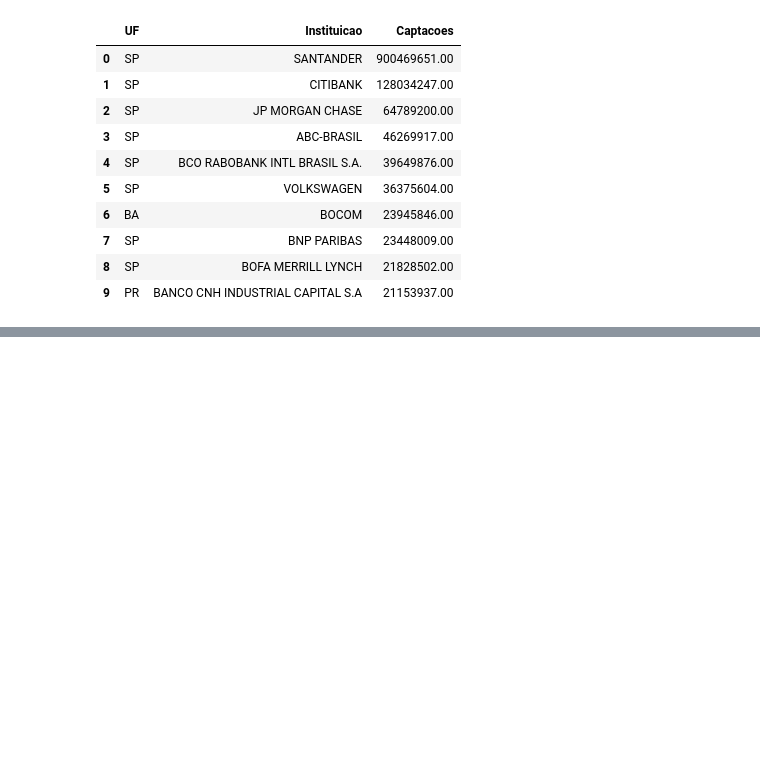
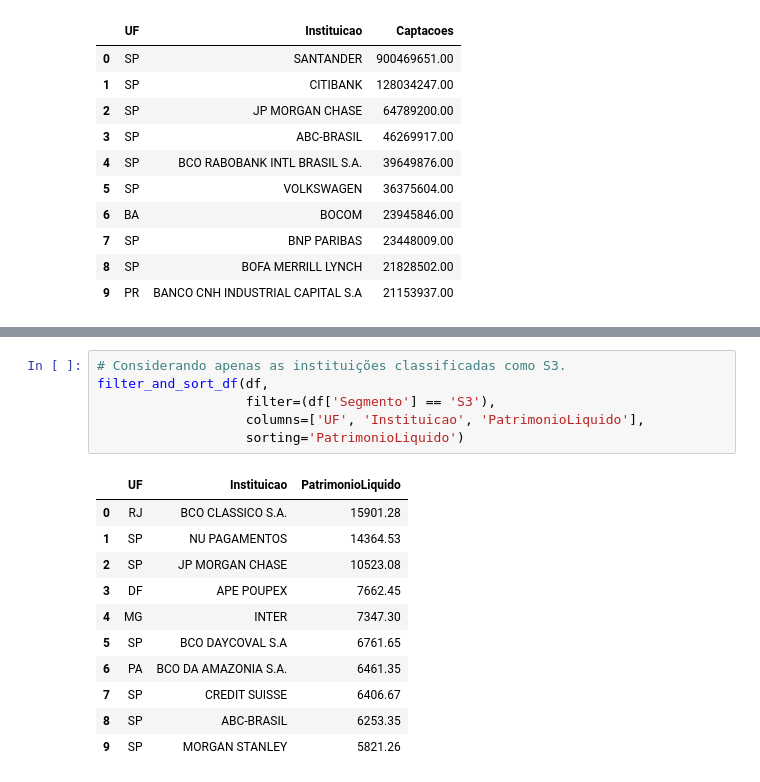
Before and after one commit to alexcamargos/bacen-ifdata-scraper, a Jupyter notebook: data_analytics/summary_prudential_conglomerates.ipynb, the cells around one changed output, grey strips where cells are left out. Drawn from its saved outputs; the diff is of its cells as text; blank space fills up the shorter version.

```diff
--- a/data_analytics/summary_prudential_conglomerates.ipynb
+++ b/data_analytics/summary_prudential_conglomerates.ipynb
@@ -1127,0 +1180,18 @@ filter_and_sort_df(df,
+# %%
+# Considerando apenas as instituições classificadas como S3.
+filter_and_sort_df(df,
+                   filter=(df['Segmento'] == 'S3'),
+                   columns=['UF', 'Instituicao', 'PatrimonioLiquido'],
+                   sorting='PatrimonioLiquido')
+# %% [output]
+|  | UF | Instituicao | PatrimonioLiquido |
+| 0 | RJ | BCO CLASSICO S.A. | 15901.28 |
+| 1 | SP | NU PAGAMENTOS | 14364.53 |
+| 2 | SP | JP MORGAN CHASE | 10523.08 |
+| 3 | DF | APE POUPEX | 7662.45 |
+| 4 | MG | INTER | 7347.30 |
+| 5 | SP | BCO DAYCOVAL S.A | 6761.65 |
+| 6 | PA | BCO DA AMAZONIA S.A. | 6461.35 |
+| 7 | SP | CREDIT SUISSE | 6406.67 |
+| 8 | SP | ABC-BRASIL | 6253.35 |
+| 9 | SP | MORGAN STANLEY | 5821.26 |
```
Also changed, not shown: parts of 11 cells of this notebook.
